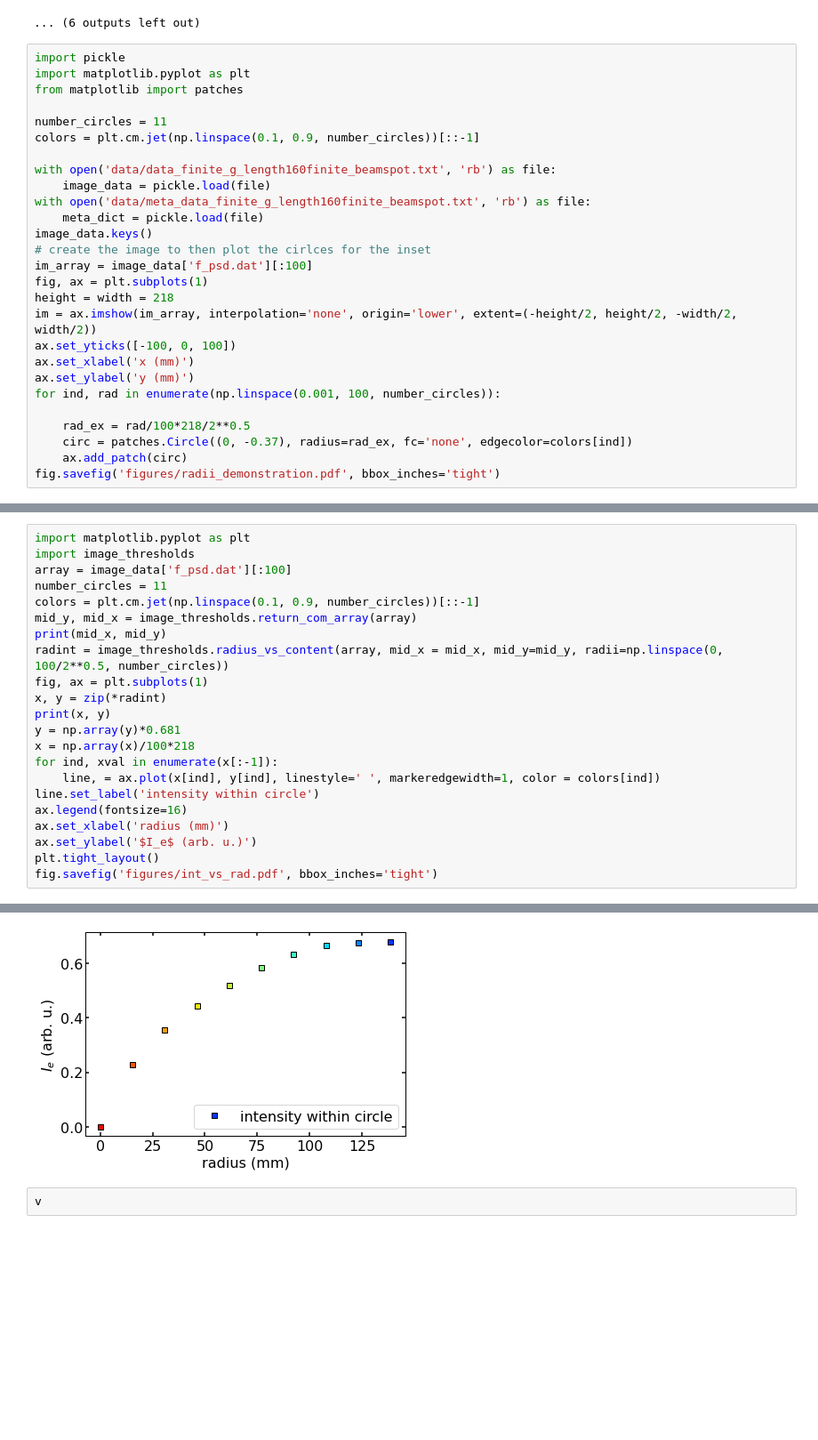
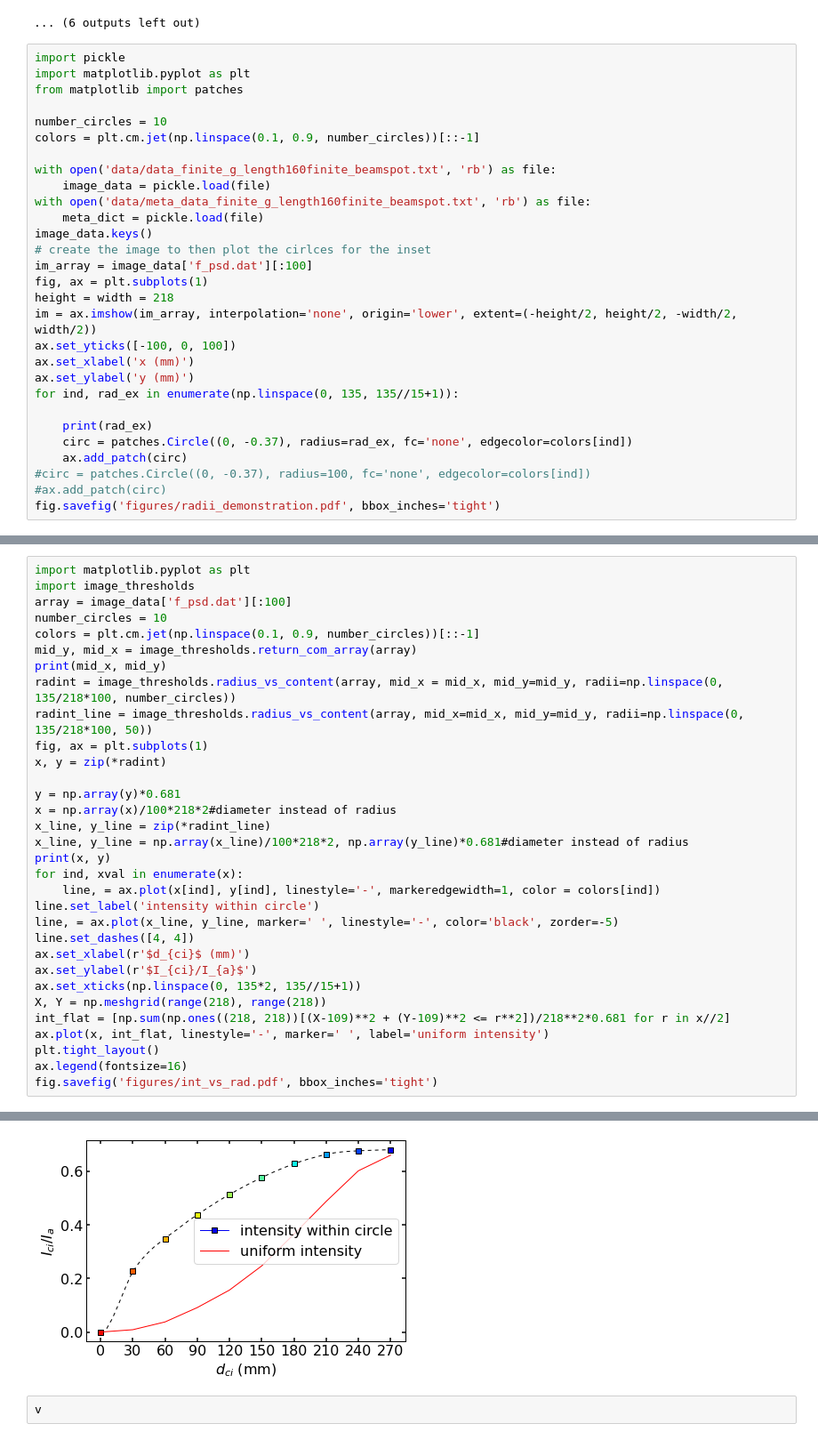
Before and after one commit to christophherb/extraction_parabolic_guide_nested_mirror_paper, a Jupyter notebook: parabolic_extraction.ipynb, the cells around one changed output, grey strips where cells are left out. Shown at 89% size. Drawn from its saved outputs; the diff is of its cells as text; blank space fills up the shorter version.

```diff
--- a/parabolic_extraction.ipynb
+++ b/parabolic_extraction.ipynb
@@ -350,7 +350,7 @@ import pickle
 import matplotlib.pyplot as plt
 from matplotlib import patches
 
-number_circles = 11
+number_circles = 10
 colors = plt.cm.jet(np.linspace(0.1, 0.9, number_circles))[::-1]
 
 with open('data/data_finite_g_length160finite_beamspot.txt', 'rb') as file:
@@ -366,10 +366,12 @@ im = ax.imshow(im_array, interpolation='none', origin='lower', extent=(-height/2
 ax.set_yticks([-100, 0, 100])
 ax.set_xlabel('x (mm)')
 ax.set_ylabel('y (mm)')
-for ind, rad in enumerate(np.linspace(0.001, 100, number_circles)):
+for ind, rad_ex in enumerate(np.linspace(0, 135, 135//15+1)):
 
-    rad_ex = rad/100*218/2**0.5
+    print(rad_ex)
     circ = patches.Circle((0, -0.37), radius=rad_ex, fc='none', edgecolor=colors[ind])
     ax.add_patch(circ)
+#circ = patches.Circle((0, -0.37), radius=100, fc='none', edgecolor=colors[ind])
+#ax.add_patch(circ)
 fig.savefig('figures/radii_demonstration.pdf', bbox_inches='tight')
 # %% [output]
@@ -378,23 +390,33 @@ fig.savefig('figures/radii_demonstration.pdf', bbox_inches='tight')
 import matplotlib.pyplot as plt
 import image_thresholds
 array = image_data['f_psd.dat'][:100]
-number_circles = 11
+number_circles = 10
 colors = plt.cm.jet(np.linspace(0.1, 0.9, number_circles))[::-1]
 mid_y, mid_x = image_thresholds.return_com_array(array)
 print(mid_x, mid_y)
-radint = image_thresholds.radius_vs_content(array, mid_x = mid_x, mid_y=mid_y, radii=np.linspace(0, 100/2**0.5, number_circles))
+radint = image_thresholds.radius_vs_content(array, mid_x = mid_x, mid_y=mid_y, radii=np.linspace(0, 135/218*100, number_circles))
+radint_line = image_thresholds.radius_vs_content(array, mid_x=mid_x, mid_y=mid_y, radii=np.linspace(0, 135/218*100, 50))
 fig, ax = plt.subplots(1)
 x, y = zip(*radint)
+
+y = np.array(y)*0.681
+x = np.array(x)/100*218*2#diameter instead of radius
+x_line, y_line = zip(*radint_line)
+x_line, y_line = np.array(x_line)/100*218*2, np.array(y_line)*0.681#diameter instead of radius
 print(x, y)
-y = np.array(y)*0.681
-x = np.array(x)/100*218
-for ind, xval in enumerate(x[:-1]):
-    line, = ax.plot(x[ind], y[ind], linestyle=' ', markeredgewidth=1, color = colors[ind])
+for ind, xval in enumerate(x):
+    line, = ax.plot(x[ind], y[ind], linestyle='-', markeredgewidth=1, color = colors[ind])
 line.set_label('intensity within circle')
+line, = ax.plot(x_line, y_line, marker=' ', linestyle='-', color='black', zorder=-5)
+line.set_dashes([4, 4])
+ax.set_xlabel(r'$d_{ci}$ (mm)')
+ax.set_ylabel(r'$I_{ci}/I_{a}$')
+ax.set_xticks(np.linspace(0, 135*2, 135//15+1))
+X, Y = np.meshgrid(range(218), range(218))
+int_flat = [np.sum(np.ones((218, 218))[(X-109)**2 + (Y-109)**2 <= r**2])/218**2*0.681 for r in x//2]
+ax.plot(x, int_flat, linestyle='-', marker=' ', label='uniform intensity')
+plt.tight_layout()
 ax.legend(fontsize=16)
-ax.set_xlabel('radius (mm)')
-ax.set_ylabel('$I_e$ (arb. u.)')
-plt.tight_layout()
 fig.savefig('figures/int_vs_rad.pdf', bbox_inches='tight')
 # %% [output]
 49.49957518090638 47.83743634049197
@@ -402,4 +425,4 @@ fig.savefig('figures/int_vs_rad.pdf', bbox_inches='tight')
-[figure, old version]
+[figure, new version]
 # %%
 v
 # %%
```
Also changed, not shown: parts of 2 cells of this notebook, 2 other files.
